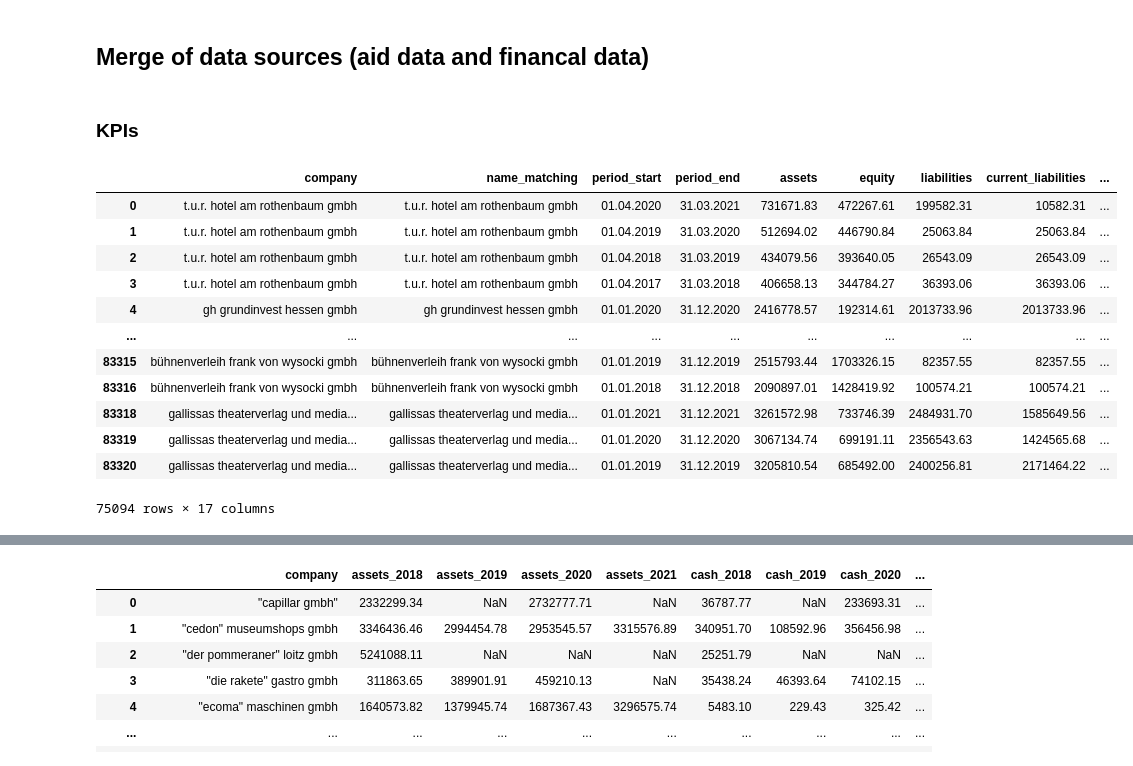
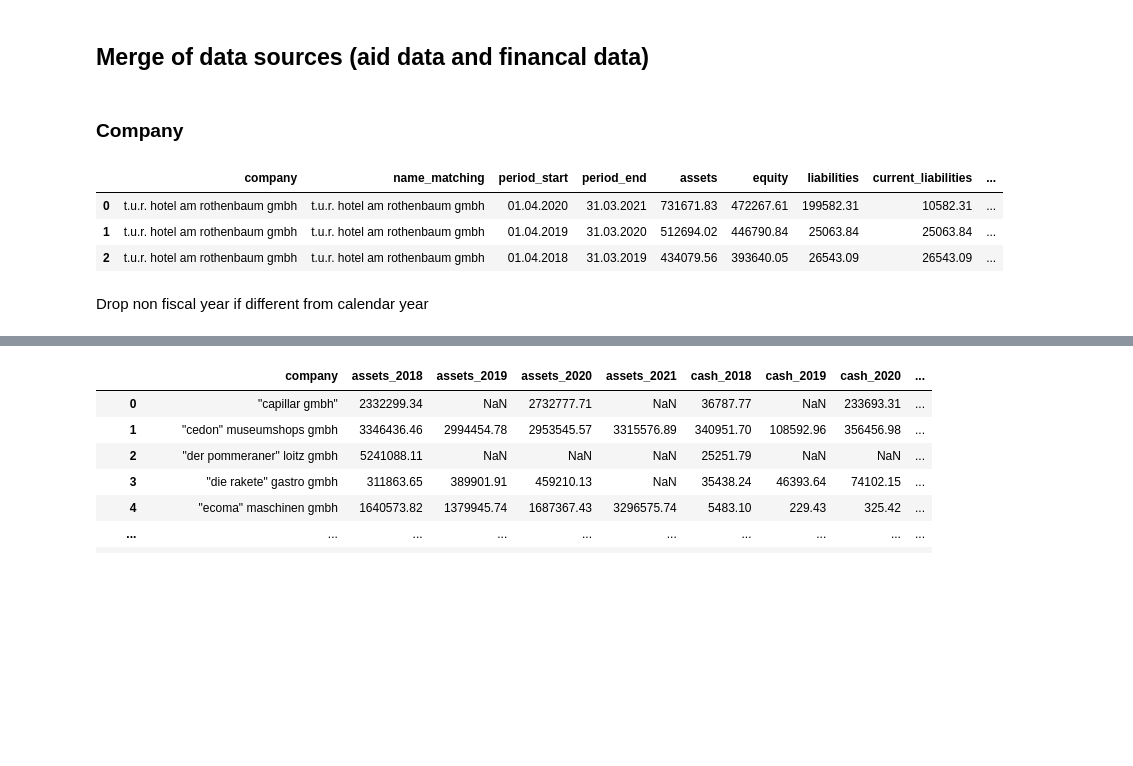
Before and after one commit to m-schildt/AAA, a Jupyter notebook: 4_data_merge.ipynb, the cells around one changed output, grey strips where cells are left out. Cells and saved outputs as stored; diff of their text form; code cells hidden in the pictures; blank space fills up the shorter version.

```diff
--- a/4_data_merge.ipynb
+++ b/4_data_merge.ipynb
@@ -5,7 +5,7 @@ import pandas as pd
 import numpy as np
 pd.options.mode.chained_assignment = None  # default='warn'
 # %% [markdown]
-### KPIs
+### Company
 # %%
 KPIs = pd.read_csv('data/main/company_KPIs.csv')
 KPIs = KPIs.loc[KPIs['year'] >= 2018]
@@ -16,19 +16,12 @@ KPIs = KPIs.drop(columns = ['accruals', 'deferrals','inventories','fixed_assets'
 KPIs['company'] = KPIs['company'].str.lower()
 KPIs['name_matching'] = KPIs['name_matching'].str.lower()
 # %%
-KPIs
+KPIs.head(3)
 # %% [output]
 |  | company | name_matching | period_start | period_end | assets | equity | liabilities | current_liabilities | ... |
 | 0 | t.u.r. hotel am rothenbaum gmbh | t.u.r. hotel am rothenbaum gmbh | 01.04.2020 | 31.03.2021 | 731671.83 | 472267.61 | 199582.31 | 10582.31 | ... |
 | 1 | t.u.r. hotel am rothenbaum gmbh | t.u.r. hotel am rothenbaum gmbh | 01.04.2019 | 31.03.2020 | 512694.02 | 446790.84 | 25063.84 | 25063.84 | ... |
 | 2 | t.u.r. hotel am rothenbaum gmbh | t.u.r. hotel am rothenbaum gmbh | 01.04.2018 | 31.03.2019 | 434079.56 | 393640.05 | 26543.09 | 26543.09 | ... |
-| 3 | t.u.r. hotel am rothenbaum gmbh | t.u.r. hotel am rothenbaum gmbh | 01.04.2017 | 31.03.2018 | 406658.13 | 344784.27 | 36393.06 | 36393.06 | ... |
-| 4 | gh grundinvest hessen gmbh | gh grundinvest hessen gmbh | 01.01.2020 | 31.12.2020 | 2416778.57 | 192314.61 | 2013733.96 | 2013733.96 | ... |
-| ... | ... | ... | ... | ... | ... | ... | ... | ... | ... |
-| 83315 | bühnenverleih frank von wysocki gmbh | bühnenverleih frank von wysocki gmbh | 01.01.2019 | 31.12.2019 | 2515793.44 | 1703326.15 | 82357.55 | 82357.55 | ... |
-| 83316 | bühnenverleih frank von wysocki gmbh | bühnenverleih frank von wysocki gmbh | 01.01.2018 | 31.12.2018 | 2090897.01 | 1428419.92 | 100574.21 | 100574.21 | ... |
-| 83318 | gallissas theaterverlag und media... | gallissas theaterverlag und media... | 01.01.2021 | 31.12.2021 | 3261572.98 | 733746.39 | 2484931.70 | 1585649.56 | ... |
-| 83319 | gallissas theaterverlag und media... | gallissas theaterverlag und media... | 01.01.2020 | 31.12.2020 | 3067134.74 | 699191.11 | 2356543.63 | 1424565.68 | ... |
-| 83320 | gallissas theaterverlag und media... | gallissas theaterverlag und media... | 01.01.2019 | 31.12.2019 | 3205810.54 | 685492.00 | 2400256.81 | 2171464.22 | ... |
-75094 rows × 17 columns
+# %% [markdown]
+Drop non fiscal year if different from calendar year
 # %%
```
Also changed, not shown: parts of 67 cells of this notebook.
